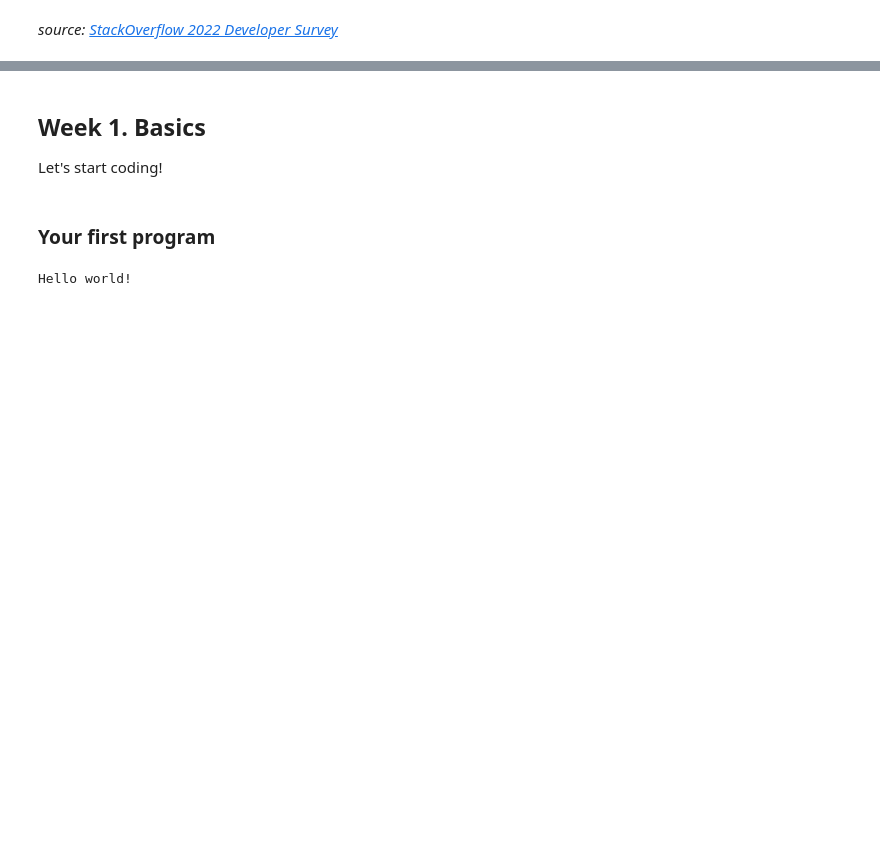
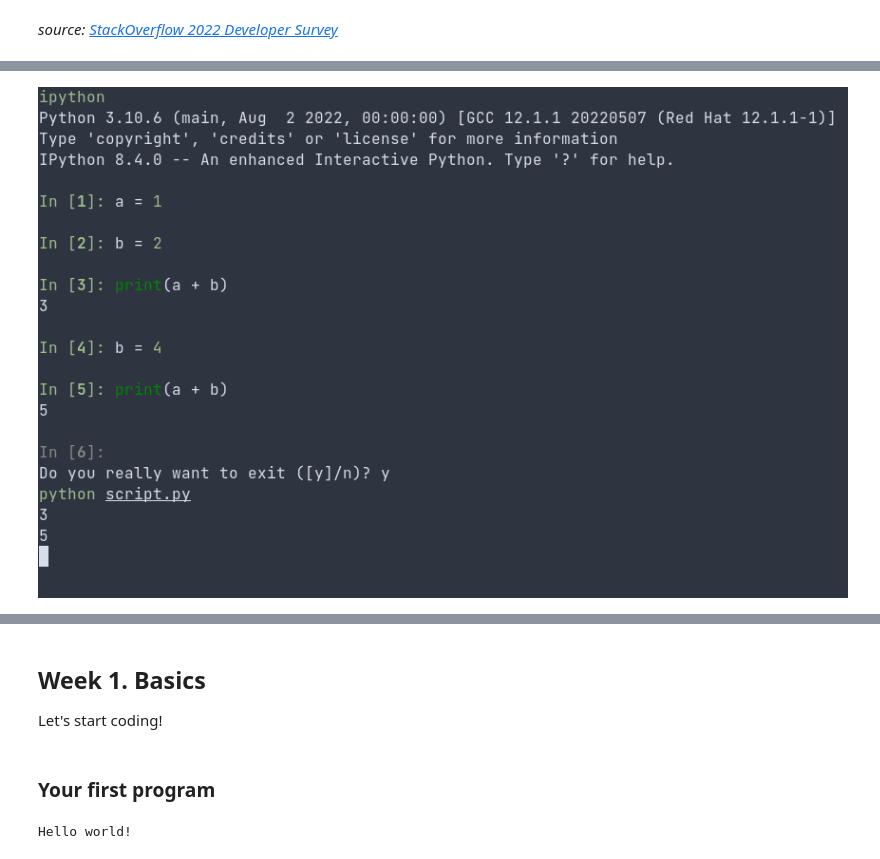
Before and after one commit to alexpoov/Py4SC, a Jupyter notebook: politics.ipynb, the cells around one changed output, grey strips where cells are left out. Cells and saved outputs as stored; diff of their text form; code cells hidden in the pictures; blank space fills up the shorter version.

```diff
--- a/politics.ipynb
+++ b/politics.ipynb
@@ -68,0 +92,4 @@ display(Image(filename='img/Stack Overflow Survey 22.png', embed=True))
+# %%
+display(Image(filename='img/python-interpreted.png'))
+# %% [output]
+[figure, added]
```
Also changed, not shown: parts of 23 cells of this notebook, 3 other files.
